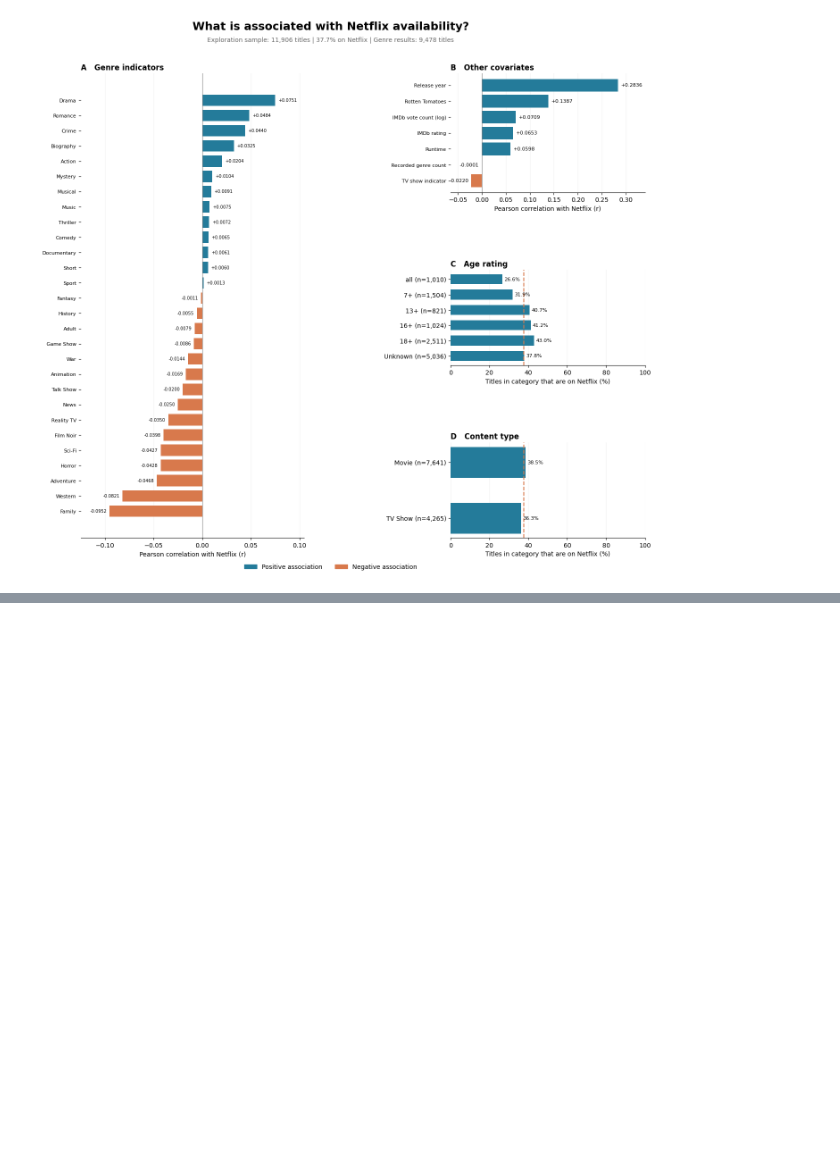
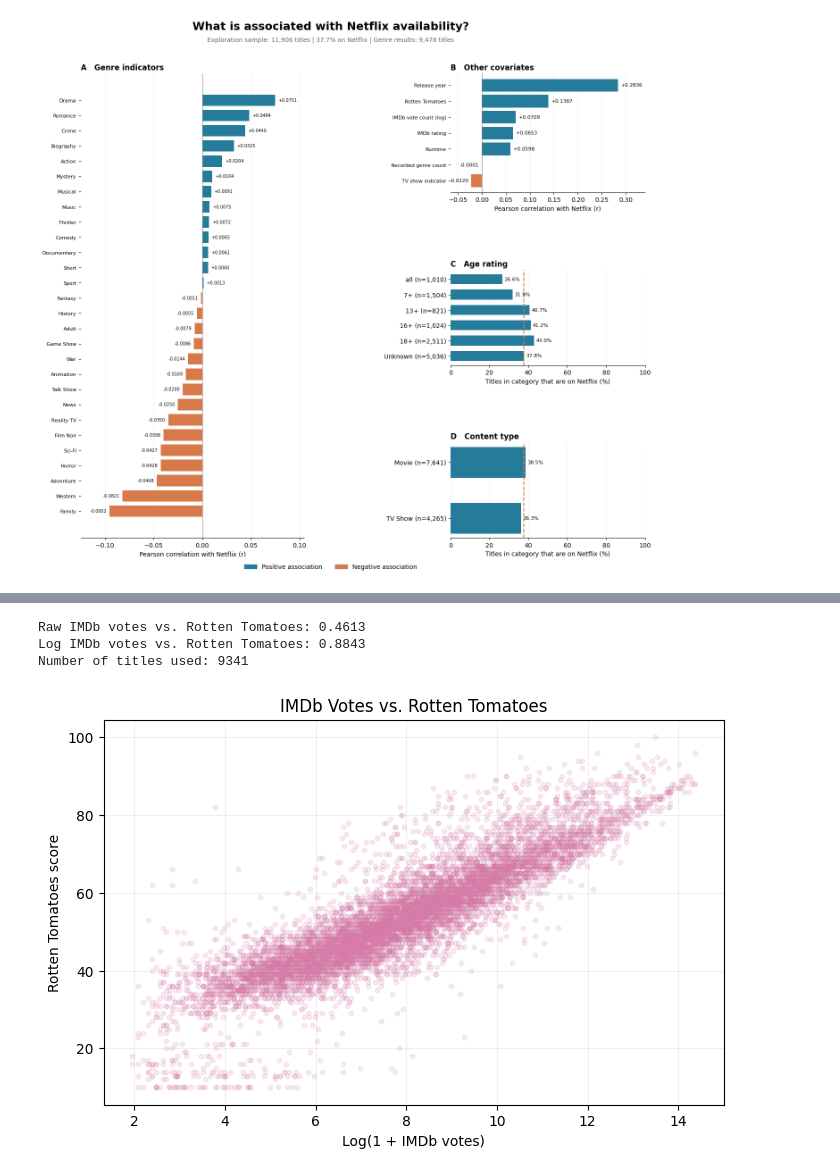
Before and after one commit to luzcielponce-create/MS-E-226-Project-, a Jupyter notebook: streaming_data_correlation_coefficients.ipynb, the cells around one changed output, grey strips where cells are left out. Cells and saved outputs as stored; diff of their text form; code cells hidden in the pictures; blank space fills up the shorter version.

```diff
--- a/streaming_data_correlation_coefficients.ipynb
+++ b/streaming_data_correlation_coefficients.ipynb
@@ -472,0 +472,15 @@ fig.savefig(
+# %%
+# Turn our existing features dictionary into a DataFrame.
+# This contains the cleaned variables we created in Part B.
+X = pd.DataFrame(features, index=df.index)
+
+# Calculate correlations between ALL features.
+corr = X.corr()
+
+# Check which variables are included.
+print("Number of variables:", len(X.columns))
+print("\nVariables included:")
+print(X.columns.tolist())
+
+# Display the correlation matrix.
+display(corr.round(3))
@@ -472,0 +570,51 @@ fig.savefig(
+# %%
+# Use the original IMDb vote counts from our dataset.
+raw_votes = pd.to_numeric(
+    df["imdb_num_votes"],
+    errors="coerce"
+)
+
+# Use our already-cleaned Rotten Tomatoes scores.
+rotten = X["rotten_tomatoes"]
+
+# Calculate Pearson correlation using raw votes.
+raw_r = raw_votes.corr(rotten)
+
+# Compare it with our log-transformed correlation.
+log_r = X["log_imdb_votes"].corr(rotten)
+
+print("Raw IMDb votes vs. Rotten Tomatoes:", round(raw_r, 4))
+print("Log IMDb votes vs. Rotten Tomatoes:", round(log_r, 4))
+
+# Check how many titles have both values available.
+print("Number of titles used:",
+      pd.concat([raw_votes, rotten], axis=1).dropna().shape[0])
+# %% [output]
+Raw IMDb votes vs. Rotten Tomatoes: 0.4613
+Log IMDb votes vs. Rotten Tomatoes: 0.8843
+Number of titles used: 9341
+# %%
+import matplotlib.pyplot as plt
+
+# Keep titles with both values available.
+check = X[["log_imdb_votes", "rotten_tomatoes"]].dropna()
+
+# Plot each title as one point.
+plt.figure(figsize=(8, 5))
+
+plt.scatter(
+    check["log_imdb_votes"],
+    check["rotten_tomatoes"],
+    alpha=0.15,
+    s=10,
+    color="#D67BA8"
+)
+
+plt.xlabel("Log(1 + IMDb votes)")
+plt.ylabel("Rotten Tomatoes score")
+plt.title("IMDb Votes vs. Rotten Tomatoes")
+plt.grid(alpha=0.2)
+
+plt.show()
+# %% [output]
+[figure, added]
```
Also changed, not shown: parts of 11 cells of this notebook.
